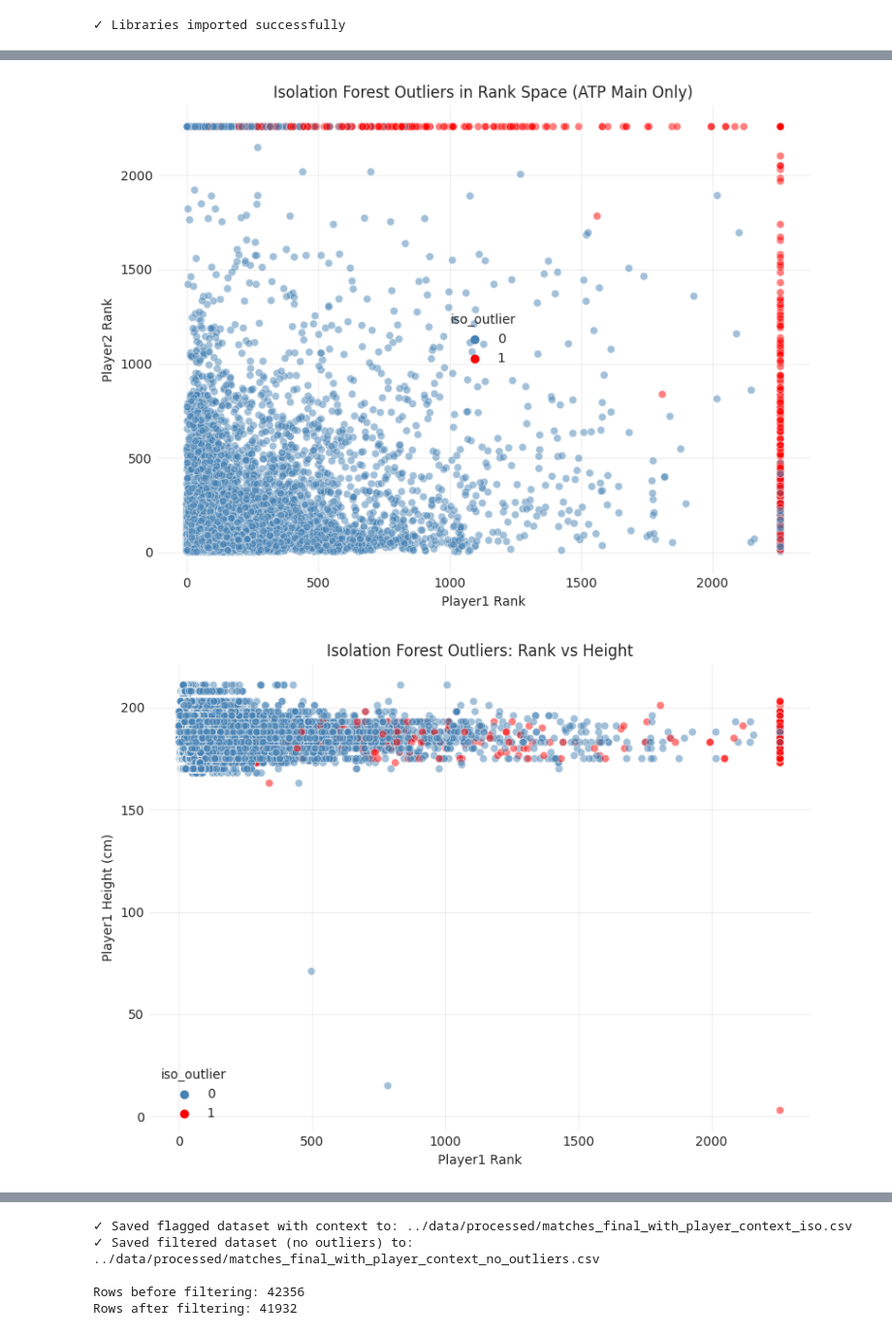
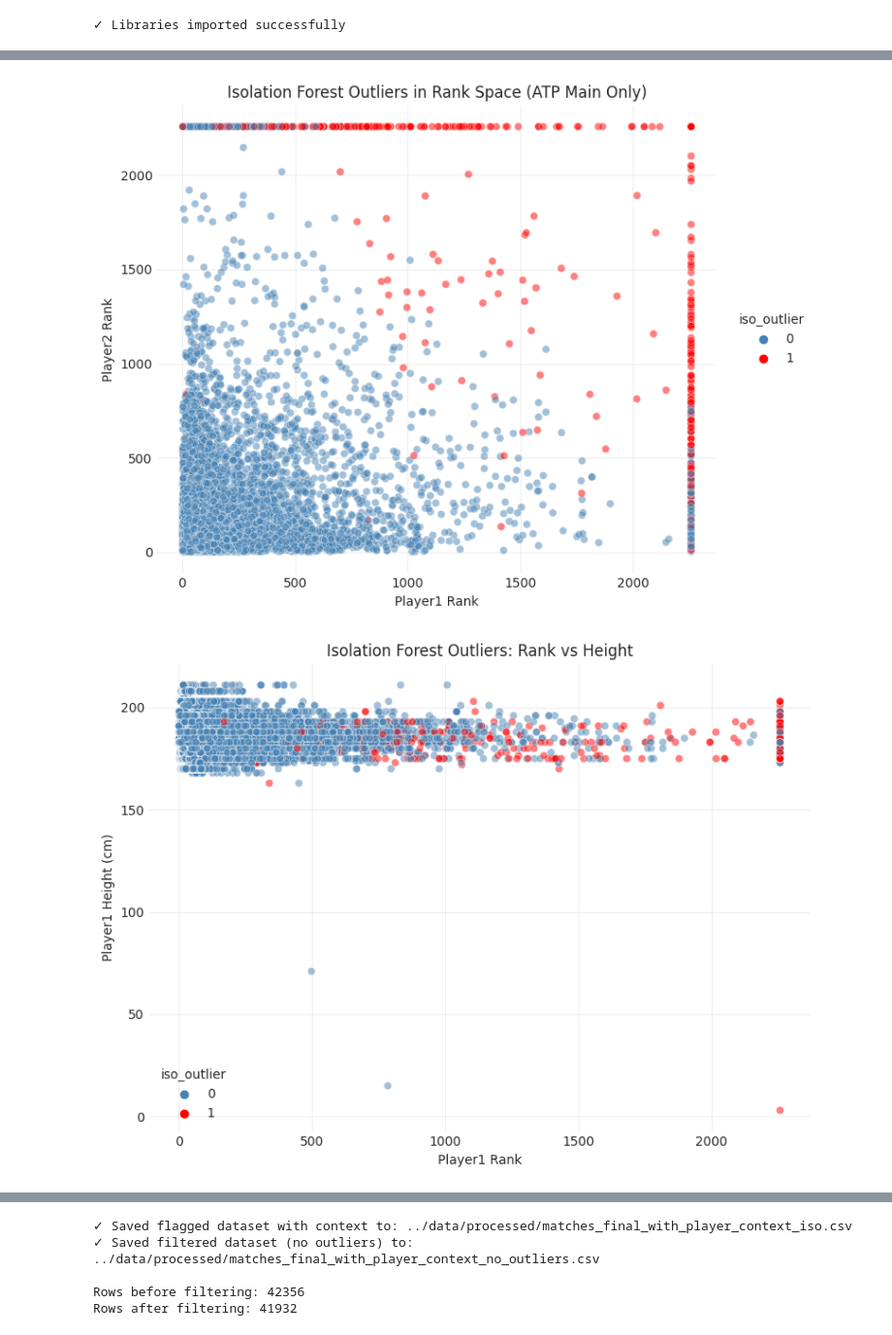
Before and after one commit to Ozayzay/Tennis-Data-Prediction-, a Jupyter notebook: notebooks/ozafa_outlier_detection.ipynb, the cells around one changed output, grey strips where cells are left out. Shown: that part at 97% size. Saved outputs shown, nothing was run; the diff lists cells and outputs as text; code cells hidden in the pictures.

Commit message:
Did out lier detection , found some outliers and removed them from EDA note book process

```diff
--- a/notebooks/ozafa_outlier_detection.ipynb
+++ b/notebooks/ozafa_outlier_detection.ipynb
@@ -25,7 +25,7 @@ print("✓ Libraries imported successfully")
 # We start from the post-EDA dataset that still has player IDs/names
 # so we can inspect which players/tournaments are flagged as outliers.
 
-df = pd.read_csv('../data/processed/matches_final_with_player_context.csv')
+df = pd.read_csv('../data/processed/matches_final_with_player_context_and_no_one_hot.csv')
 print(f"Shape before ATP filter: {df.shape}")
 
 # Keep only ATP main tour matches (Qualifying_match == 0)
@@ -63,10 +63,8 @@ Preview:
 
 iso_features = [
     'player1_rank', 'player2_rank',
-    'player1_rank_imputed', 'player2_rank_imputed',
     'player1_age', 'player2_age',
-    'player1_ht', 'player2_ht',
-    'draw_size',
+    'player1_ht', 'player2_ht'
 ]
 
 X = df[iso_features].copy()
@@ -171,7 +168,8 @@ sns.scatterplot(
 plt.title('Isolation Forest Outliers in Rank Space (ATP Main Only)')
 plt.xlabel('Player1 Rank')
 plt.ylabel('Player2 Rank')
-plt.legend(title='iso_outlier')
+# Move legend to the right side so it does not overlap the data
+plt.legend(title='iso_outlier', loc='center left', bbox_to_anchor=(1.02, 0.5))
 plt.grid(alpha=0.3)
 plt.tight_layout()
 plt.show()
@@ -182,32 +180,32 @@ sns.scatterplot(
     data=df,
     x='player1_rank',
     y='player1_ht',
     hue='iso_outlier',
     palette={0: 'steelblue', 1: 'red'},
     alpha=0.5,
 )
 plt.title('Isolation Forest Outliers: Rank vs Height')
 plt.xlabel('Player1 Rank')
 plt.ylabel('Player1 Height (cm)')
 plt.legend(title='iso_outlier')
 plt.grid(alpha=0.3)
 plt.tight_layout()
 plt.show()
 
 # 3) Optional: anomaly score histogram
 plt.figure(figsize=(8, 4))
 sns.histplot(
     data=df,
     x='iso_score',
     bins=50,
     kde=True,
     hue='iso_outlier',
     element='step',
 )
 plt.title('Distribution of Isolation Forest Anomaly Scores')
 plt.xlabel('Anomaly score (higher = more anomalous)')
 plt.tight_layout()
 plt.show()
 # %% [output]
-[figure, old version]
+[figure, new version]
-[figure, old version]
+[figure, new version]
```
Also changed, not shown: parts of 7 cells of this notebook, 2 other files.
